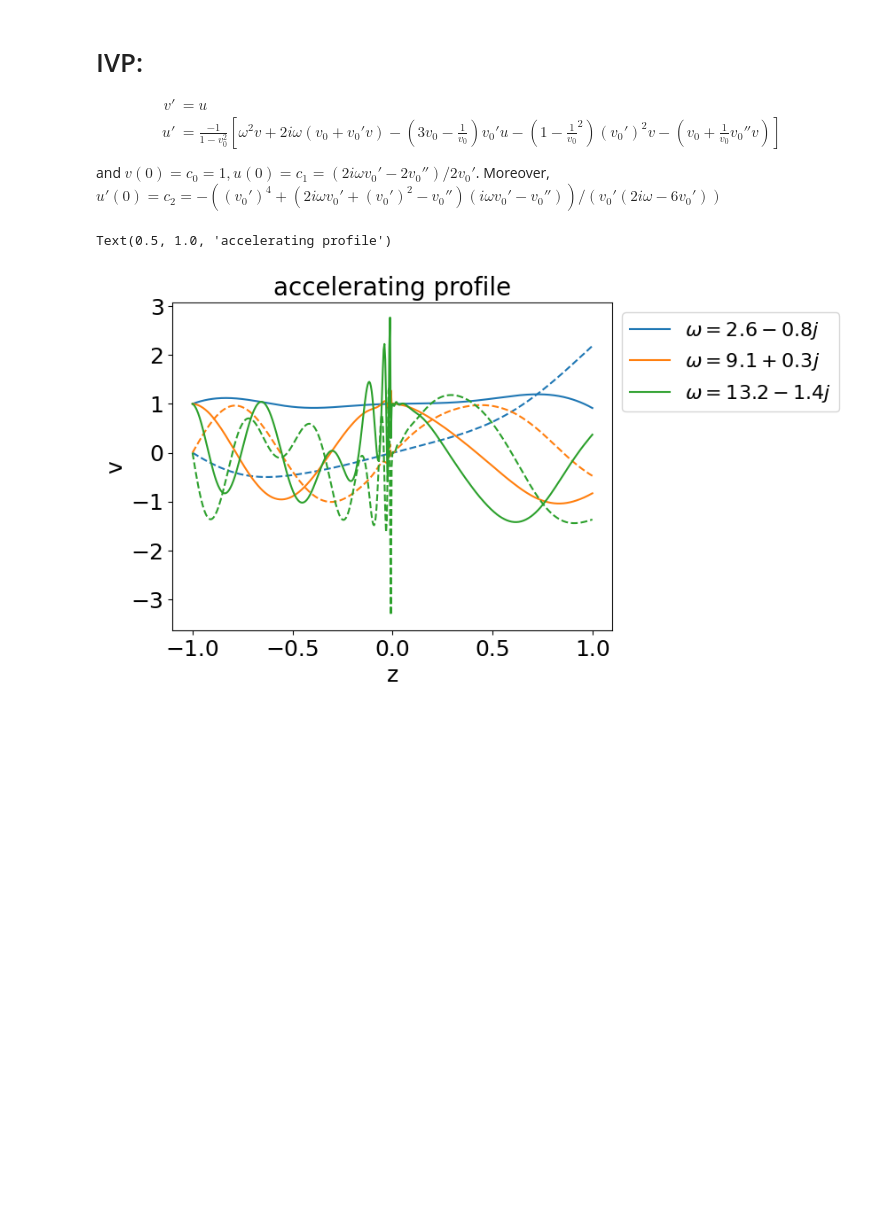
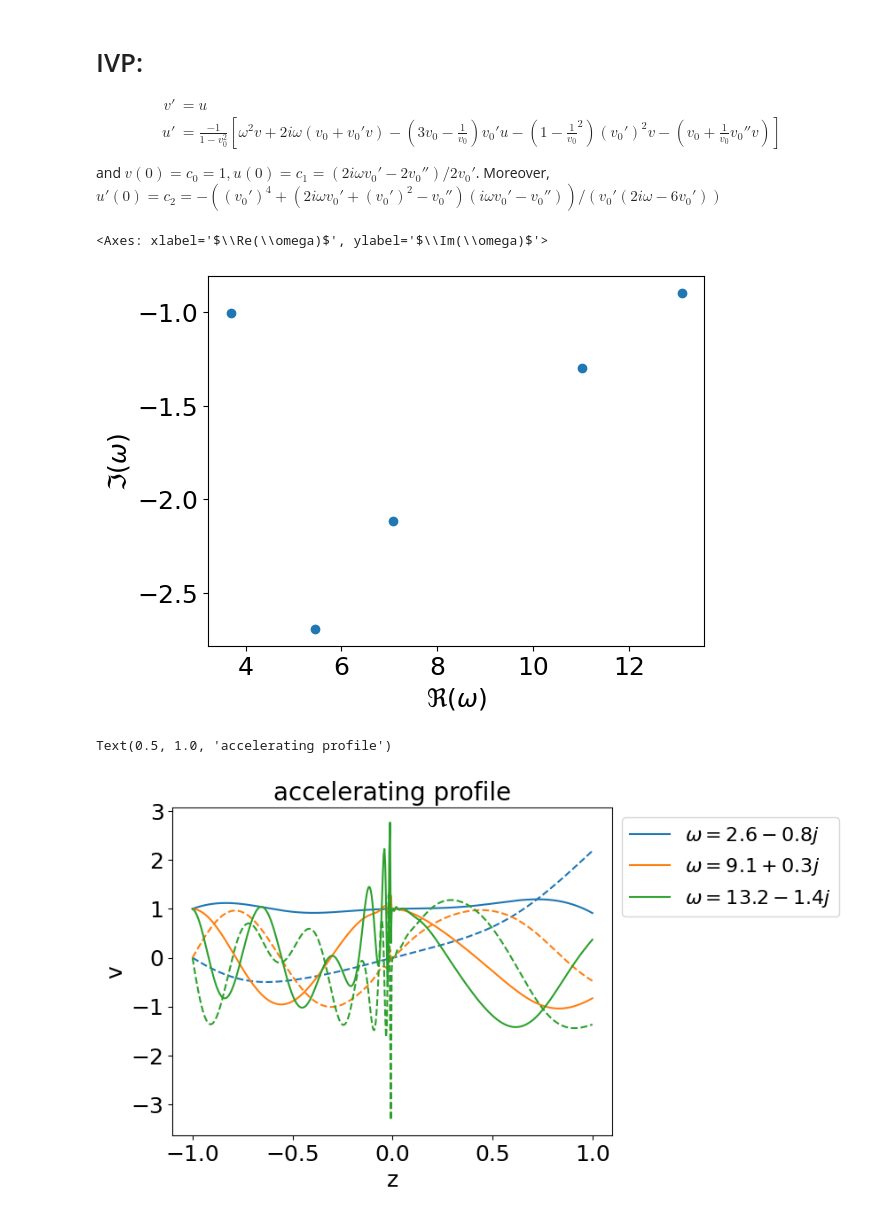
Before and after one commit to HuntFeng/magnetic-nozzle-spectral-instability, a Jupyter notebook: singular-perturbation.ipynb, the cells around one changed output. Drawn from its saved outputs; the diff is of its cells as text; code cells hidden in the pictures; blank space fills up the shorter version.

```diff
--- a/singular-perturbation.ipynb
+++ b/singular-perturbation.ipynb
@@ -115,7 +115,7 @@ def shooting(omega: np.array):
     y0 = np.array([c0, c1])
     y = RK4(f, z_arr, y0, params, return_array=False)
     # we want y[0].real = y[0].imag = 0
-    return [y[0].real - 1, y[0].imag]
+    return [y[0].real, y[0].imag]
 # %%
 omegas = []
 for real_part in tqdm(range(0, 22, 2)):
@@ -124,6 +124,14 @@ for real_part in tqdm(range(0, 22, 2)):
     omega = complex(*result.x)
     if (len(omegas) > 0 and np.isclose(omega, omegas[-1])): continue
     omegas.append(omega)
+# %%
+nozzle.omega = np.array(omegas)
+nozzle.V = np.zeros((1,len(omegas)))
+nozzle.sort_solutions(real_range=[0,15])
+nozzle.plot_eigenvalues()
+# %% [output]
+<Axes: xlabel='$\\Re(\\omega)$', ylabel='$\\Im(\\omega)$'>
+[figure, added]
 # %%
 z_left = x[x<=0][::-1]
 z_right = x[x>0]
```
Also changed, not shown: 5 other files.
